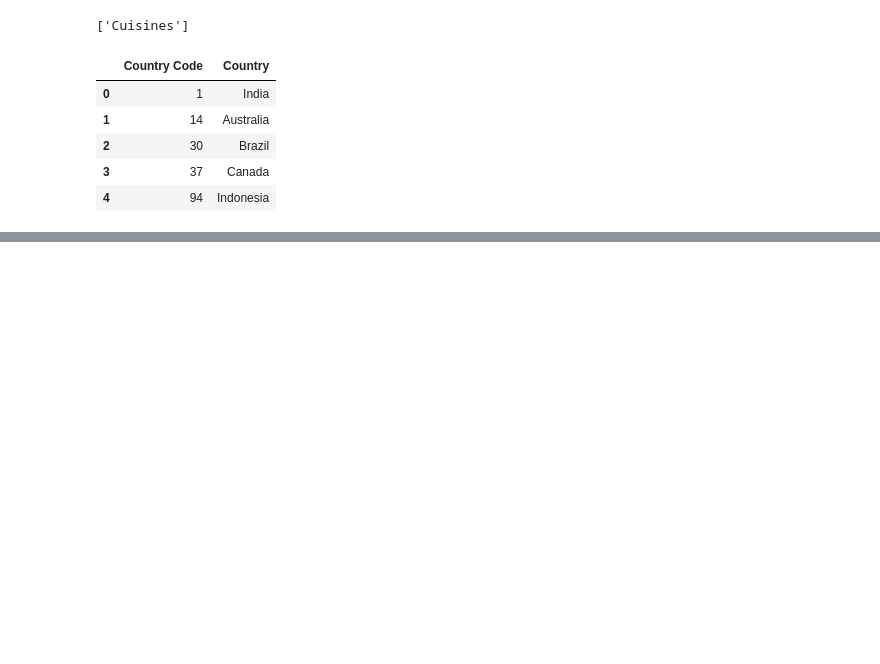
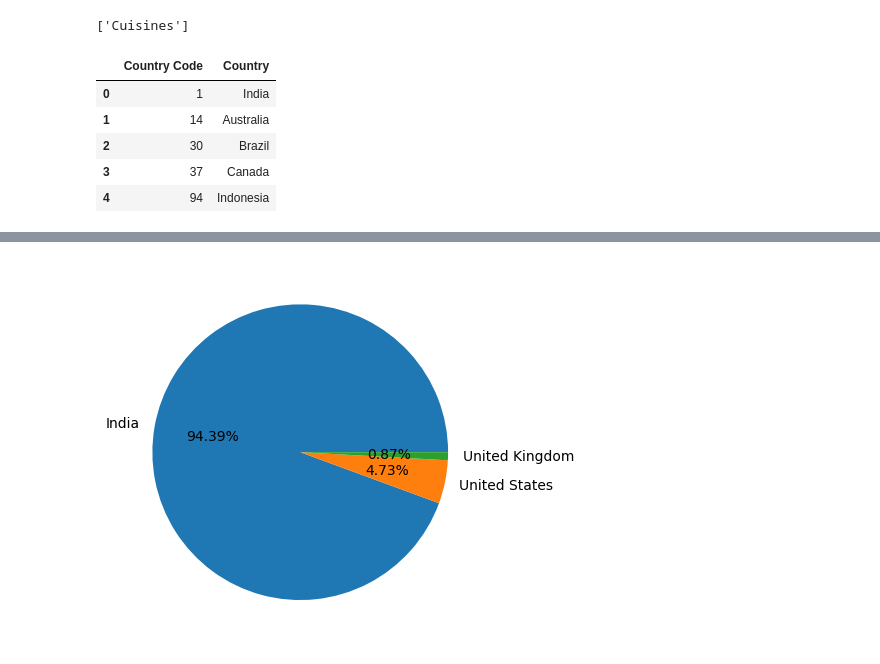
Before and after one commit to rajveersinghcse/EDA, a Jupyter notebook: ZomatoEDA/Zomato.ipynb, the cells around one changed output, grey strips where cells are left out. Cells and saved outputs as stored; diff of their text form; code cells hidden in the pictures; blank space fills up the shorter version.

```diff
--- a/ZomatoEDA/Zomato.ipynb
+++ b/ZomatoEDA/Zomato.ipynb
@@ -95,3 +95,7 @@ df_country.head()
 | 2 | 30 | Brazil |
 | 3 | 37 | Canada |
 | 4 | 94 | Indonesia |
+# %%
+#merging two data on the behalf on country code
+new_df=pd.merge(df,df_country,on='Country Code',how='left')
+new_df.head()
@@ -97,0 +149,10 @@ df_country.head()
+# %%
+country_name = new_df['Country'].value_counts().index
+# %%
+country_value = new_df['Country'].value_counts().values
+# %%
+#top 3 countries
+plt.pie(country_value[:3],labels=country_name[:3],autopct='%1.2f%%')
+plt.show()
+# %% [output]
+[figure, added]
```
Also changed, not shown: parts of 4 cells of this notebook, 1 other file.
